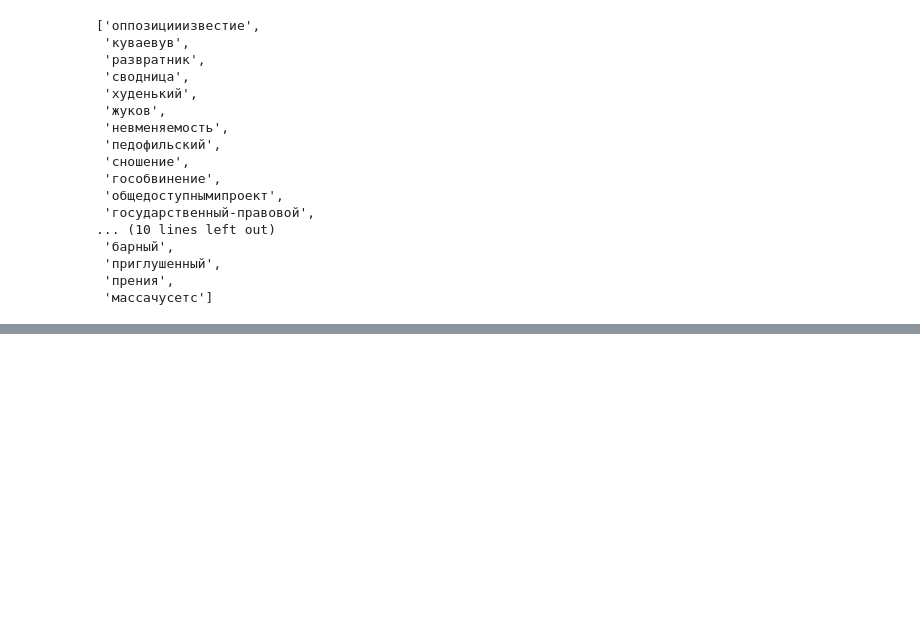
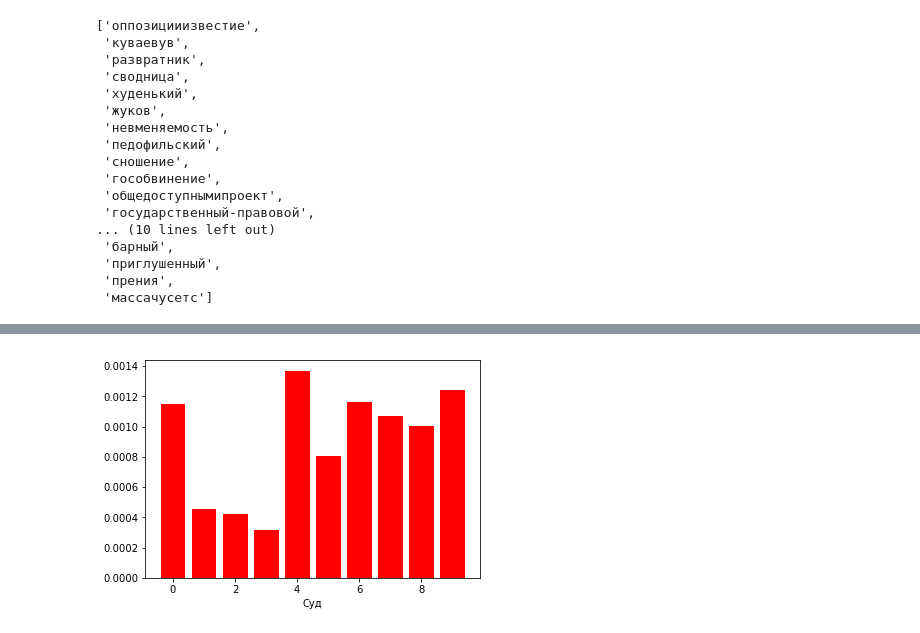
Before and after one commit to dkbrz/AOT_HW, a Jupyter notebook: HW_1/HW_1.ipynb, the cells around one changed output, grey strips where cells are left out. Saved outputs shown, nothing was run; the diff lists cells and outputs as text; code cells hidden in the pictures; blank space fills up the shorter version.

```diff
--- a/HW_1/HW_1.ipynb
+++ b/HW_1/HW_1.ipynb
@@ -278,0 +564,7 @@ new_texts
+# %%
+x = np.arange(10)
+plt.bar(x, df['суд'], color = 'red' )
+plt.xlabel('Суд')
+plt.show()
+# %% [output]
+[figure, added]
```
Also changed, not shown: parts of 64 cells of this notebook, 3 other files.
